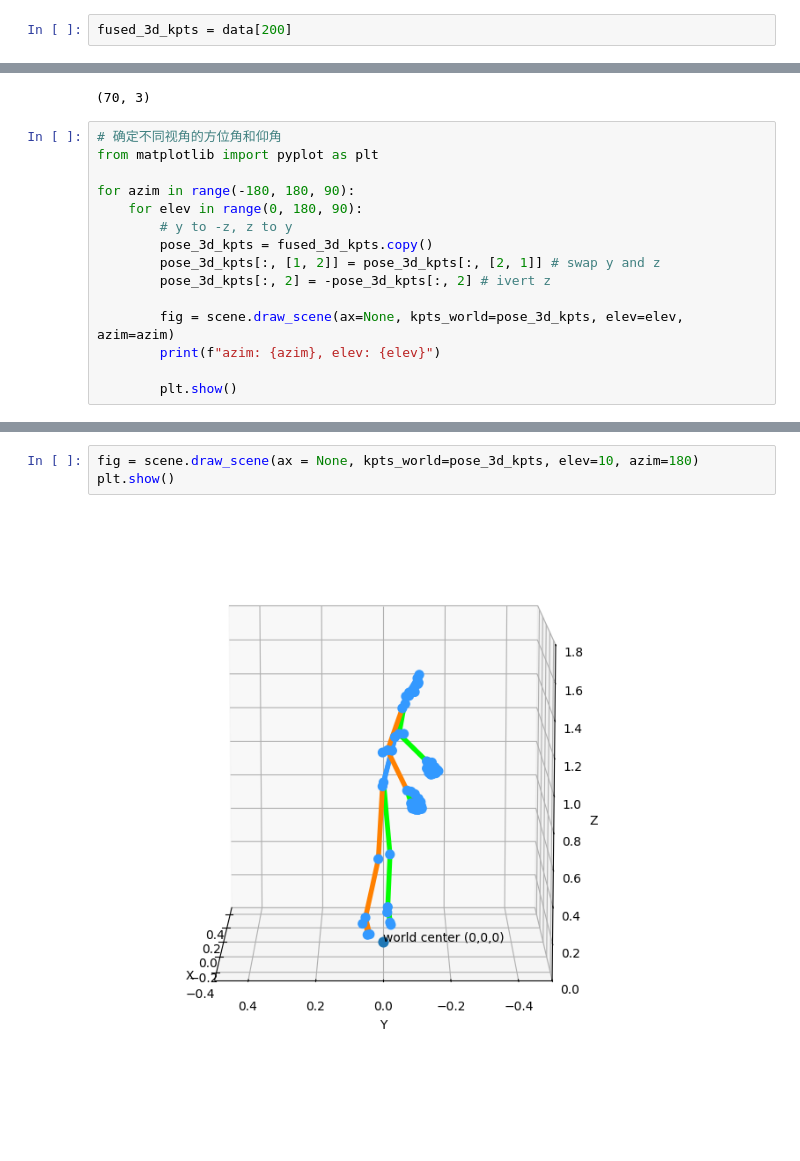
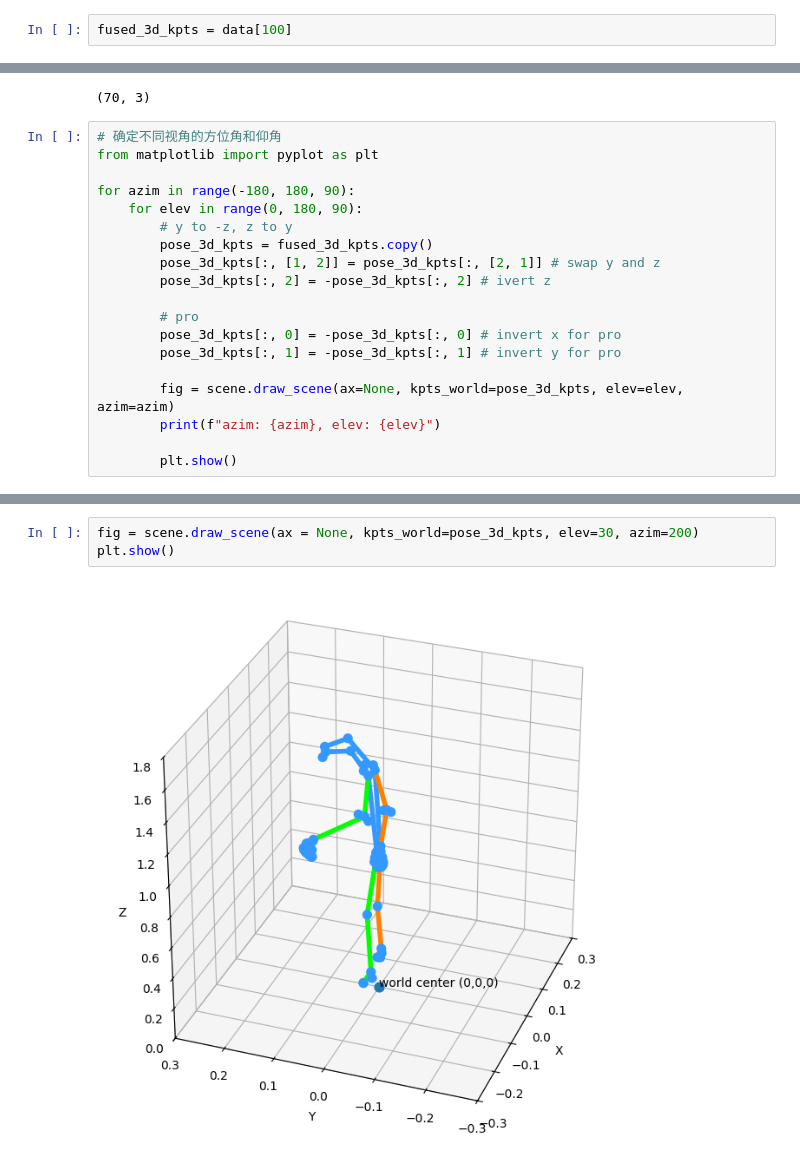
Before and after one commit to ChenKaiXuSan/Skiing_Analysis_PyTorch, a Jupyter notebook: analysis/vis.ipynb, the cells around one changed output, grey strips where cells are left out. Drawn from its saved outputs; the diff is of its cells as text; blank space fills up the shorter version.

```diff
--- a/analysis/vis.ipynb
+++ b/analysis/vis.ipynb
@@ -7,7 +8,7 @@ data.shape
 # %% [output]
 (1492, 70, 3)
 # %%
-fused_3d_kpts = data[200]
+fused_3d_kpts = data[100]
 # %%
 import sys
 sys.path.append("/workspace/code")
@@ -29,6 +30,10 @@ for azim in range(-180, 180, 90):
         pose_3d_kpts[:, [1, 2]] = pose_3d_kpts[:, [2, 1]] # swap y and z
         pose_3d_kpts[:, 2] = -pose_3d_kpts[:, 2] # ivert z
 
+        # pro
+        pose_3d_kpts[:, 0] = -pose_3d_kpts[:, 0] # invert x for pro
+        pose_3d_kpts[:, 1] = -pose_3d_kpts[:, 1] # invert y for pro
+
         fig = scene.draw_scene(ax=None, kpts_world=pose_3d_kpts, elev=elev, azim=azim)
         print(f"azim: {azim}, elev: {elev}")
 
@@ -49,6 +54,6 @@ azim: 0, elev: 90
 ... (4 outputs left out)
 # %%
-fig = scene.draw_scene(ax = None, kpts_world=pose_3d_kpts, elev=10, azim=180)
+fig = scene.draw_scene(ax = None, kpts_world=pose_3d_kpts, elev=30, azim=200)
 plt.show()
 # %% [output]
-[figure, old version]
+[figure, new version]
```
Also changed, not shown: parts of 2 cells of this notebook, 3 other files.
